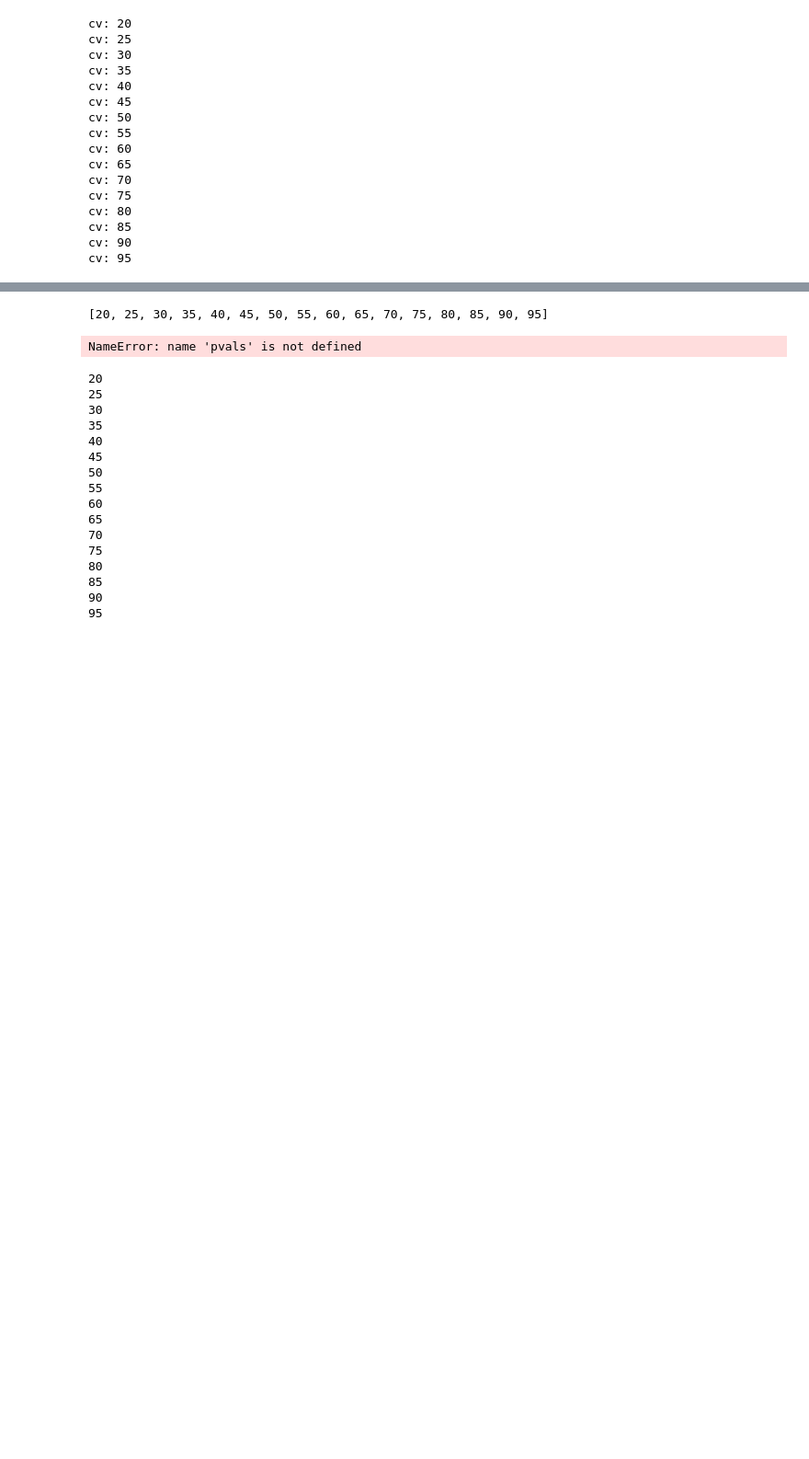
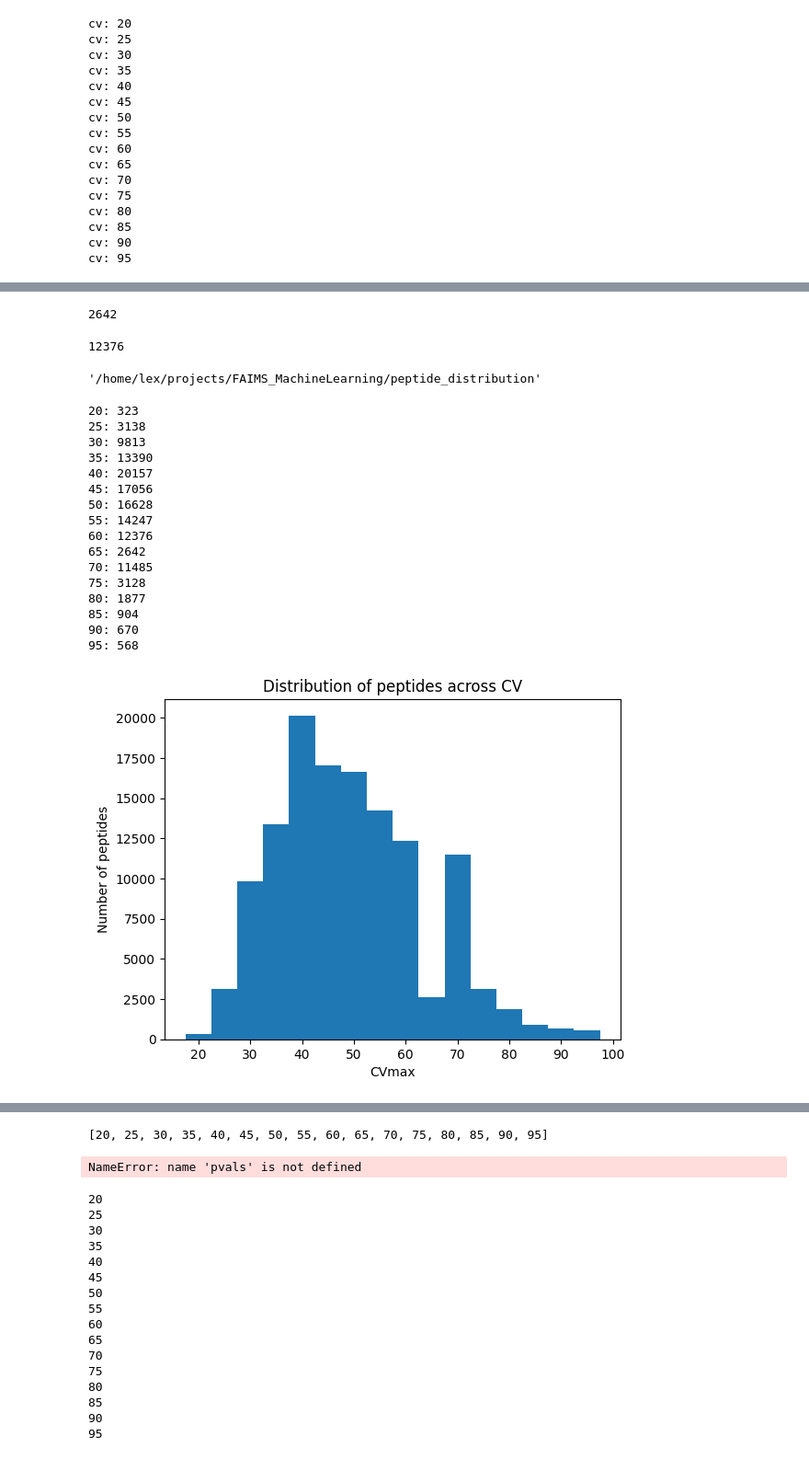
Before and after one commit to Justin92/FAIMS_MachineLearning, a Jupyter notebook: peptide_distribution/peptide_distribution.ipynb, the cells around one changed output, grey strips where cells are left out. Shown at 92% size. Cells and saved outputs as stored; diff of their text form; code cells hidden in the pictures; blank space fills up the shorter version.

```diff
--- a/peptide_distribution/peptide_distribution.ipynb
+++ b/peptide_distribution/peptide_distribution.ipynb
@@ -1,5 +1,5 @@
 # %%
-peptide_filepath = "data/LSTM_ecoli_true.csv"
+peptide_filepath = "../Data/human/NEW_JMMdata_maxCVvalues.txt"
 # %%
 import scipy
 import numpy as np
@@ -69,3 +109,43 @@ cv: 95
+# %%
+len(cvmax[65])
+# %% [output]
+2642
+# %%
+len(cvmax[60])
+# %% [output]
+12376
+# %%
+pwd
+# %% [output]
+'/home/lex/projects/FAIMS_MachineLearning/peptide_distribution'
+# %%
+cvmaxlen = []
+for i in sorted(list(cvmax.keys())):
+    print(f"{i}: {len(cvmax[i])}")
+    cvmaxlen.append(len(cvmax[i]))
+plt.bar(sorted(list(cvmax.keys())), cvmaxlen, width=5)
+plt.xlabel("CVmax")
+plt.ylabel("Number of peptides")
+plt.title("Distribution of peptides across CV")
+plt.savefig("dist_num_peptides.png")
+# %% [output]
+20: 323
+25: 3138
+30: 9813
+35: 13390
+40: 20157
+45: 17056
+50: 16628
+55: 14247
+60: 12376
+65: 2642
+70: 11485
+75: 3128
+80: 1877
+85: 904
+90: 670
+95: 568
+[figure, added]
 # %%
 for i in x:
     plt.bar(i, np.sum(np.array(pvals2[i])>0.95) / len(pvals2[i]), color="#3b528b", width=5, edgecolor="black")
```
Also changed, not shown: parts of 6 cells of this notebook, 2 other files.
